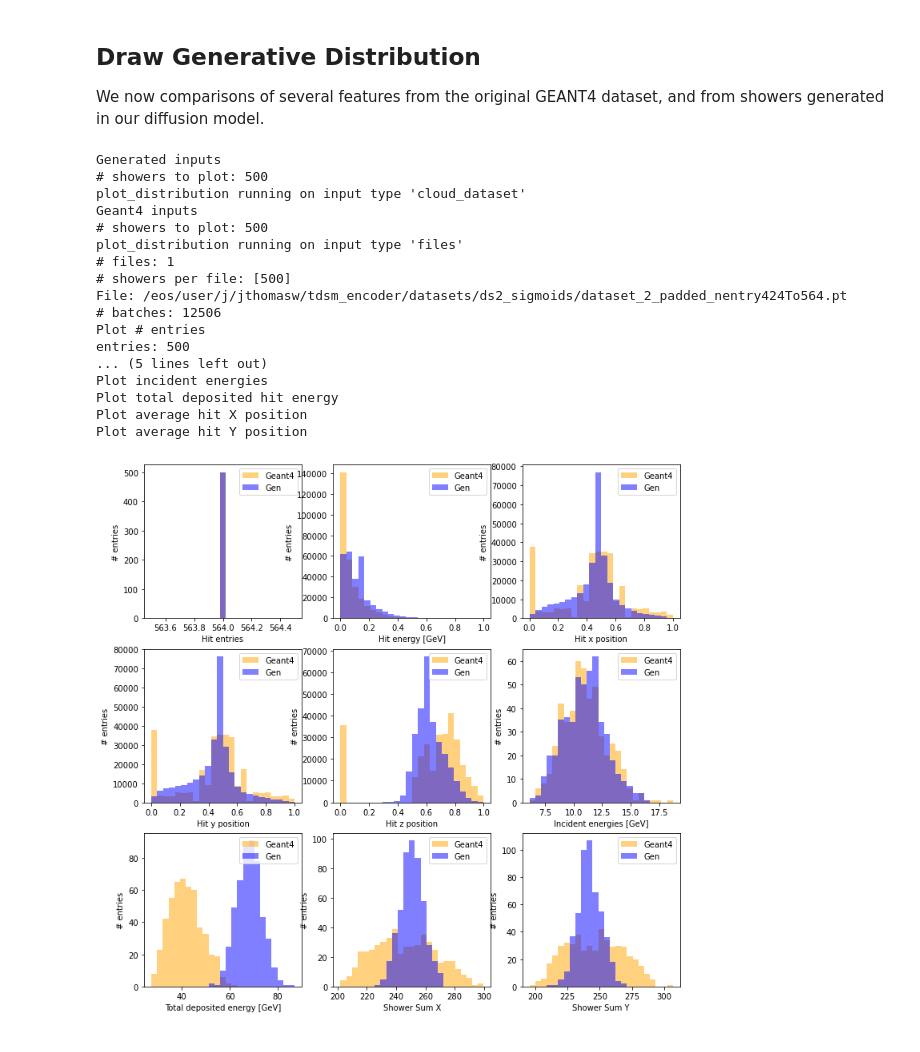
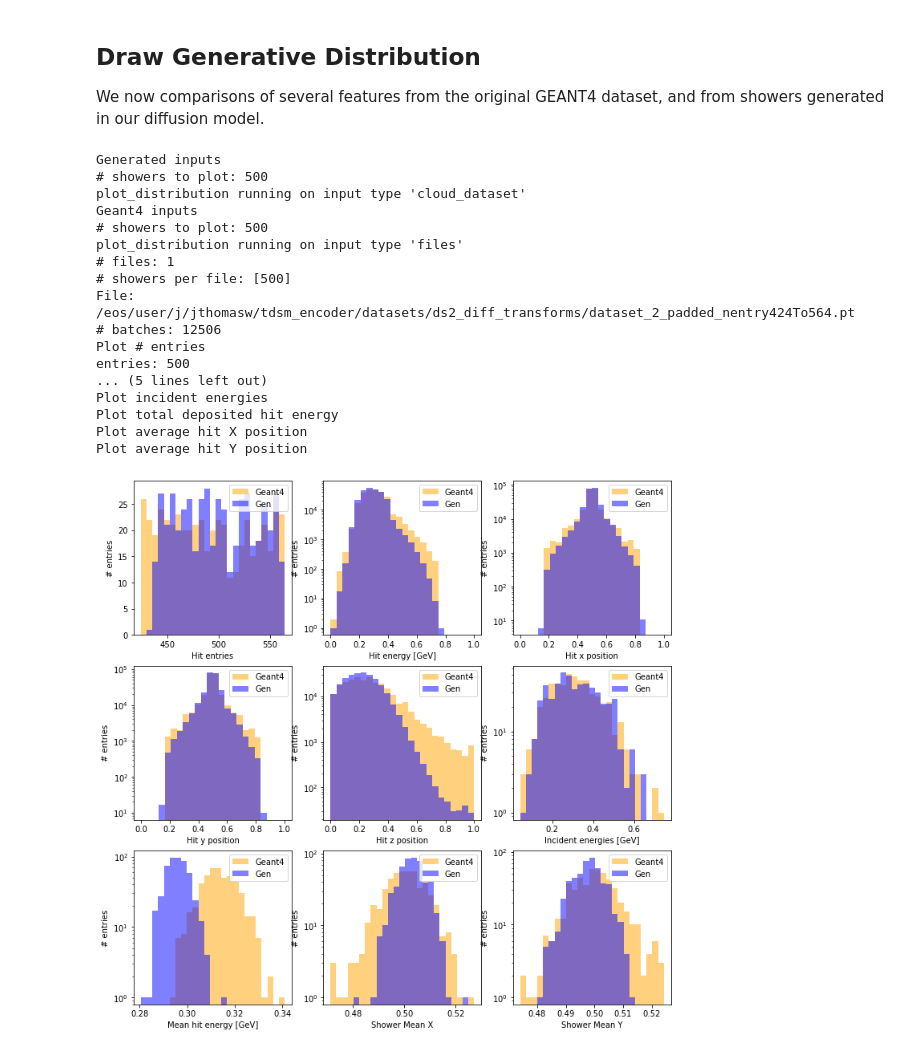
Before and after one commit to vincentchen566/tdsm_encoder, a Jupyter notebook: tdsm_encoder.ipynb, the cells around one changed output. Saved outputs shown, nothing was run; the diff lists cells and outputs as text; code cells hidden in the pictures.

```diff
--- a/tdsm_encoder.ipynb
+++ b/tdsm_encoder.ipynb
@@ -33,10 +33,7 @@ os.system('nvidia-smi')
 padding_value = 0.0
 
 dataset = "dataset_2_padded_nentry"
-#preproc_dataset_name = 'ds2_sigmoids'
-preproc_dataset_name = 'ds2_trans_ine'
-#dataset = "dataset_1_photons_padded_nentry"
-#preproc_dataset_name = 'bespoke'
+preproc_dataset_name = 'ds2_diff_transforms'
 dataset_store_path = os.path.join("/eos/user/j/jthomasw/tdsm_encoder/datasets/", preproc_dataset_name)
 transform = None
 transform_y = None
@@ -47,8 +44,8 @@ workingdir = "./"
 ### SDE PARAMETERS ###
 SDE = 'VP'
 if SDE == 'VP':
-    beta_max = 1.0
-    beta_min = 0.001
+    beta_max = 20.0
+    beta_min = 0.01
 if SDE == 'VE':
     sigma_max = 20.0
     sigma_min = 0.1
@@ -81,8 +78,7 @@ print('Working directory: ', workingdir)
 # Input files
 files_list_ = []
 for filename in os.listdir(dataset_store_path):
-    if fnmatch.fnmatch(filename, dataset + '*1To141.pt'):
-    #if fnmatch.fnmatch(filename, dataset + '12*.pt'):
+    if fnmatch.fnmatch(filename, dataset + '*424To564.pt'):
         files_list_.append(os.path.join(dataset_store_path, filename))
 print(files_list_)
 
@@ -1355,7 +1312,7 @@ n_showers_2_gen =  500
 
 # Distributions object for generated files
 print(f'Generated inputs')
-output_directory = 'sampling_VP_1to0p001_noisemasks_20231005_1104_output'
+output_directory = 'sampling_ds2_1500steps_10corr_20231010_1444_output'
 plot_file_name = os.path.join(output_directory, 'sample.pt')
 custom_data = utils.cloud_dataset(plot_file_name,device=device)
 # When providing just cloud dataset, energy_trans_file needs to include full path
@@ -1363,12 +1320,12 @@ dists_gen = util.display.plot_distribution(custom_data, nshowers_2_plot=n_shower
 
 entries_gen = dists_gen[0]
 all_incident_e_gen = dists_gen[1]
-total_deposited_e_shower_gen = dists_gen[2]
+all_hit_ine_gen = dists_gen[2]
 all_e_gen = dists_gen[3]
 all_x_gen = dists_gen[4]
 all_y_gen = dists_gen[5]
 all_z_gen = dists_gen[6]
-all_hit_ine_gen = dists_gen[7]
+average_e_shower_gen = dists_gen[7]
 average_x_shower_gen = dists_gen[8]
 average_y_shower_gen = dists_gen[9]
 
@@ -1378,12 +1335,12 @@ dists = util.display.plot_distribution(files_list_, nshowers_2_plot=n_showers_2_
 
 entries = dists[0]
 all_incident_e = dists[1]
-total_deposited_e_shower = dists[2]
+all_hit_ine_geant = dists[2]
 all_e = dists[3]
 all_x = dists[4]
 all_y = dists[5]
 all_z = dists[6]
-all_hit_ine_geant = dists[7]
+average_e_shower_geant = dists[7]
 average_x_shower_geant = dists[8]
 average_y_shower_geant = dists[9]
 
@@ -1406,7 +1363,7 @@ ax[0][1].set_ylabel('# entries')
 ax[0][1].set_xlabel('Hit energy [GeV]')
 ax[0][1].hist(all_e, bins, alpha=0.5, color='orange', label='Geant4')
 ax[0][1].hist(all_e_gen, bins, alpha=0.5, color='blue', label='Gen')
-#ax[0][1].set_yscale('log')
+ax[0][1].set_yscale('log')
 ax[0][1].legend(loc='upper right')
 
 print('Plot hit x')
@@ -1415,7 +1372,7 @@ ax[0][2].set_ylabel('# entries')
 ax[0][2].set_xlabel('Hit x position')
 ax[0][2].hist(all_x, bins, alpha=0.5, color='orange', label='Geant4')
 ax[0][2].hist(all_x_gen, bins, alpha=0.5, color='blue', label='Gen')
-#ax[0][2].set_yscale('log')
+ax[0][2].set_yscale('log')
 ax[0][2].legend(loc='upper right')
 
 print('Plot hit y')
@@ -1424,7 +1381,7 @@ ax[1][0].set_ylabel('# entries')
 ax[1][0].set_xlabel('Hit y position')
 ax[1][0].hist(all_y, bins, alpha=0.5, color='orange', label='Geant4')
 ax[1][0].hist(all_y_gen, bins, alpha=0.5, color='blue', label='Gen')
-#ax[1][0].set_yscale('log')
+ax[1][0].set_yscale('log')
 ax[1][0].legend(loc='upper right')
 
 print('Plot hit z')
@@ -1433,7 +1390,7 @@ ax[1][1].set_ylabel('# entries')
 ax[1][1].set_xlabel('Hit z position')
 ax[1][1].hist(all_z, bins, alpha=0.5, color='orange', label='Geant4')
 ax[1][1].hist(all_z_gen, bins, alpha=0.5, color='blue', label='Gen')
-#ax[1][1].set_yscale('log')
+ax[1][1].set_yscale('log')
 ax[1][1].legend(loc='upper right')
 
 print('Plot incident energies')
@@ -1442,59 +1399,59 @@ ax[1][2].set_ylabel('# entries')
 ax[1][2].set_xlabel('Incident energies [GeV]')
 ax[1][2].hist(all_incident_e, bins, alpha=0.5, color='orange', label='Geant4')
 ax[1][2].hist(all_incident_e_gen, bins, alpha=0.5, color='blue', label='Gen')
-#ax[1][2].set_yscale('log')
+ax[1][2].set_yscale('log')
 ax[1][2].legend(loc='upper right')
 
 print('Plot total deposited hit energy')
-bins=np.histogram(np.hstack((total_deposited_e_shower,total_deposited_e_shower_gen)), bins=25)[1]
+bins=np.histogram(np.hstack((average_e_shower_geant,average_e_shower_gen)), bins=25)[1]
 #bins=np.linspace(0,100,100)
 ax[2][0].set_ylabel('# entries')
-ax[2][0].set_xlabel('Total deposited energy [GeV]')
-ax[2][0].hist(total_deposited_e_shower, bins, alpha=0.5, color='orange', label='Geant4')
-ax[2][0].hist(total_deposited_e_shower_gen, bins, alpha=0.5, color='blue', label='Gen')
-#ax[2][0].set_yscale('log')
+ax[2][0].set_xlabel('Mean hit energy [GeV]')
+ax[2][0].hist(average_e_shower_geant, bins, alpha=0.5, color='orange', label='Geant4')
+ax[2][0].hist(average_e_shower_gen, bins, alpha=0.5, color='blue', label='Gen')
+ax[2][0].set_yscale('log')
 ax[2][0].legend(loc='upper right')
 
 print('Plot average hit X position')
 #bins=np.linspace(0,100,100)
 bins=np.histogram(np.hstack((average_x_shower_geant,average_x_shower_gen)), bins=25)[1]
 ax[2][1].set_ylabel('# entries')
-ax[2][1].set_xlabel('Shower Sum X')
+ax[2][1].set_xlabel('Shower Mean X')
 ax[2][1].hist(average_x_shower_geant, bins, alpha=0.5, color='orange', label='Geant4')
 ax[2][1].hist(average_x_shower_gen, bins, alpha=0.5, color='blue', label='Gen')
-#ax[2][1].set_yscale('log')
+ax[2][1].set_yscale('log')
 ax[2][1].legend(loc='upper right')
 
 print('Plot average hit Y position')
 bins=np.histogram(np.hstack((average_y_shower_geant,average_y_shower_gen)), bins=25)[1]
 #bins=np.linspace(0,100,100)
 ax[2][2].set_ylabel('# entries')
-ax[2][2].set_xlabel('Shower Sum Y')
+ax[2][2].set_xlabel('Shower Mean Y')
 ax[2][2].hist(average_y_shower_geant, bins, alpha=0.5, color='orange', label='Geant4')
 ax[2][2].hist(average_y_shower_gen, bins, alpha=0.5, color='blue', label='Gen')
-#ax[2][2].set_yscale('log')
+ax[2][2].set_yscale('log')
 ax[2][2].legend(loc='upper right')
 
 fig.show()
 
 fig_name = os.path.join(output_directory, 'Geant_Gen_comparison.png')
 fig.savefig(fig_name)
 # %% [output]
 Generated inputs
 # showers to plot: 500
 plot_distribution running on input type 'cloud_dataset'
 Geant4 inputs
 # showers to plot: 500
 plot_distribution running on input type 'files'
 # files: 1
 # showers per file: [500]
-File: /eos/user/j/jthomasw/tdsm_encoder/datasets/ds2_sigmoids/dataset_2_padded_nentry424To564.pt
+File: /eos/user/j/jthomasw/tdsm_encoder/datasets/ds2_diff_transforms/dataset_2_padded_nentry424To564.pt
 # batches: 12506
 Plot # entries
 entries: 500
 ... (5 lines left out)
 Plot incident energies
 Plot total deposited hit energy
 Plot average hit X position
 Plot average hit Y position
-[figure, old version]
+[figure, new version]
```
Also changed, not shown: parts of 6 cells of this notebook, 6 other files.
